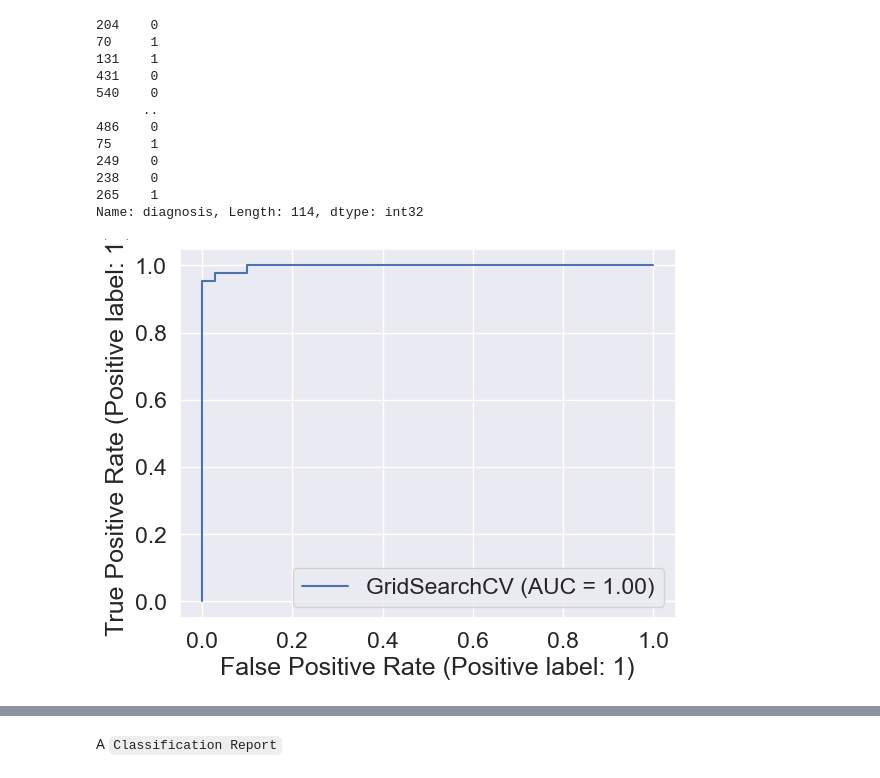
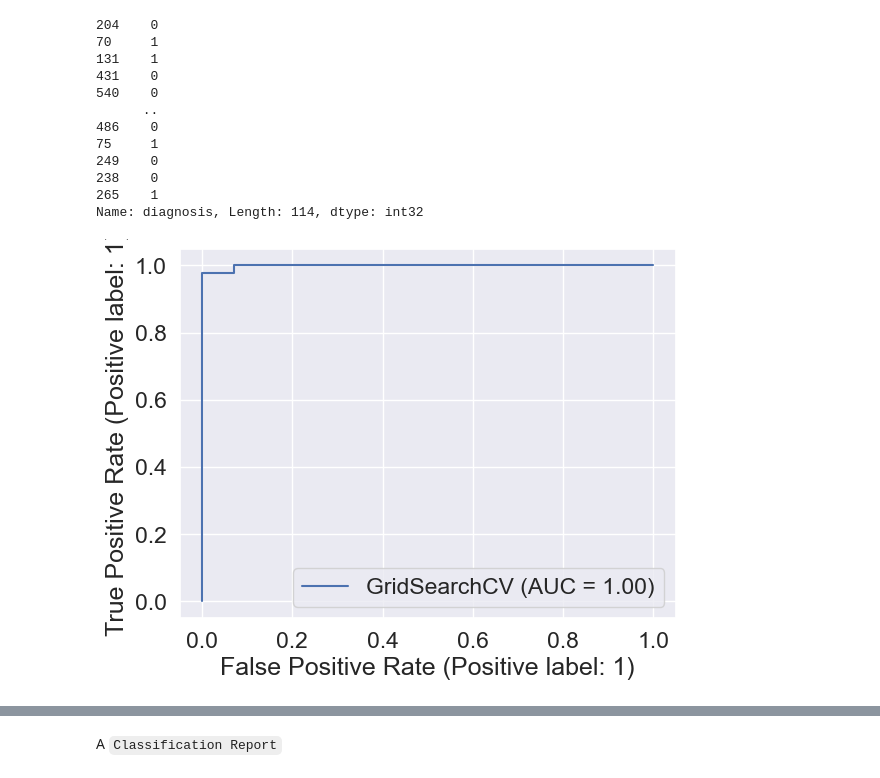
Before and after one commit to mwisechacha/Breast_cancer, a Jupyter notebook: Breast cancer detection ~machine learning.ipynb, the cells around one changed output, grey strips where cells are left out. Drawn from its saved outputs; the diff is of its cells as text; code cells hidden in the pictures.

```diff
--- a/Breast cancer detection ~machine learning.ipynb
+++ b/Breast cancer detection ~machine learning.ipynb
@@ -771,0 +797,15 @@ gs_svc.best_params_
+# %%
+# trying out GridSearchCV on LogisticRegression
+np.random.seed(42)
+# Using different grid hyperameters for LogisticRegression()
+gs_log_reg_grid = {"C": np.logspace(-10, 10, 31),
+               "solver": ["liblinear"]}
+
+gs_log_reg = GridSearchCV(LogisticRegression(),
+                          param_grid=gs_log_reg_grid,
+                          scoring="accuracy",
+                          refit="accuracy",
+                          n_jobs=-1,
+                          cv=5,
+                          verbose=True)
+gs_log_reg.fit(X_train_transformed, y_train)
@@ -811,9 +895,9 @@ y_test
 Name: diagnosis, Length: 114, dtype: int32
 # %%
 # plot ROC curve and evaluate and calculate AUC metric
-RocCurveDisplay.from_estimator(gs_svc, X_test_transformed, y_test);
+RocCurveDisplay.from_estimator(gs_log_reg, X_test_transformed, y_test);
 # %% [output]
-[figure, old version]
+[figure, new version]
 # %%
 # confusion matrix
 print(confusion_matrix(y_test, y_preds))
```
Also changed, not shown: parts of 21 cells of this notebook.
